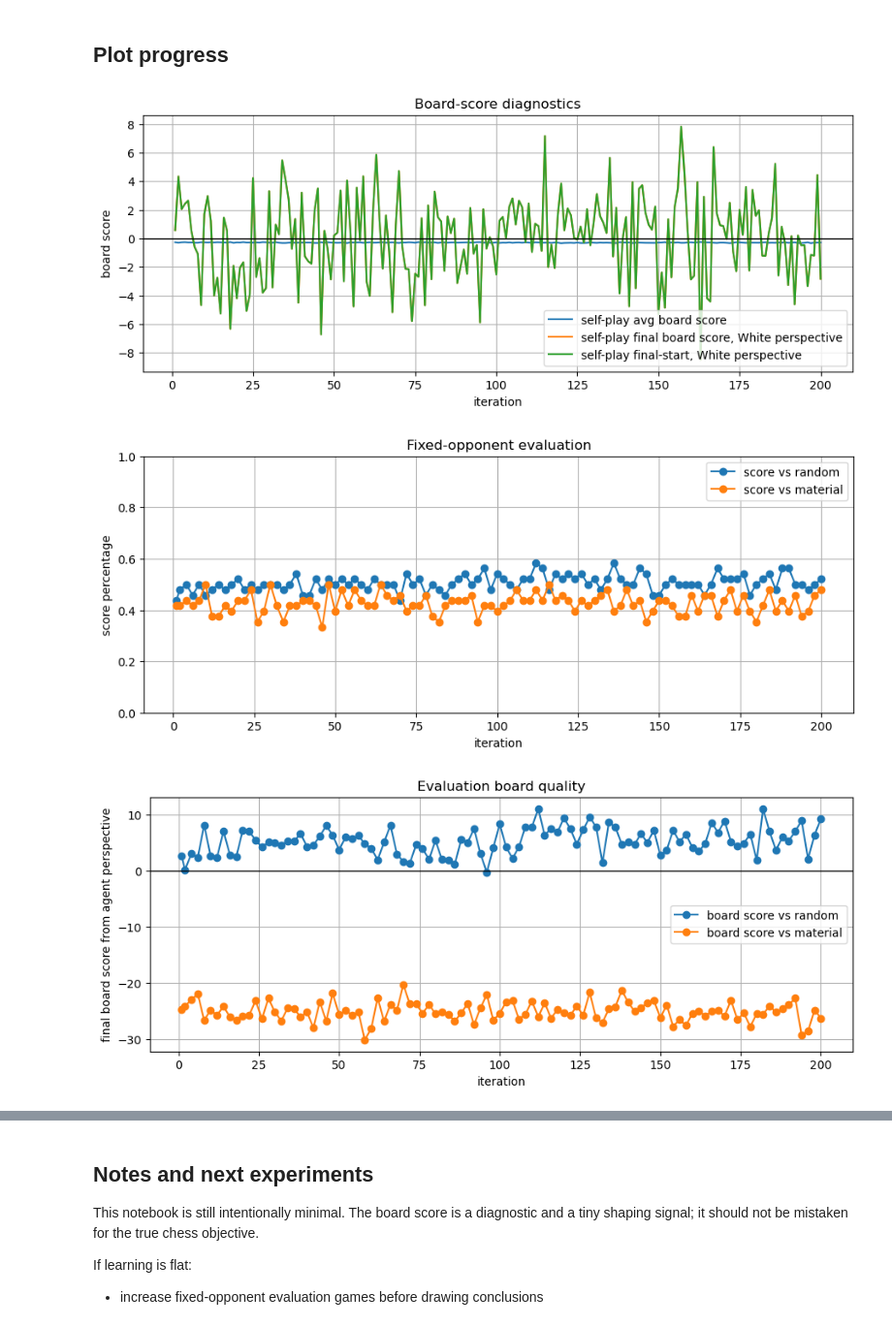
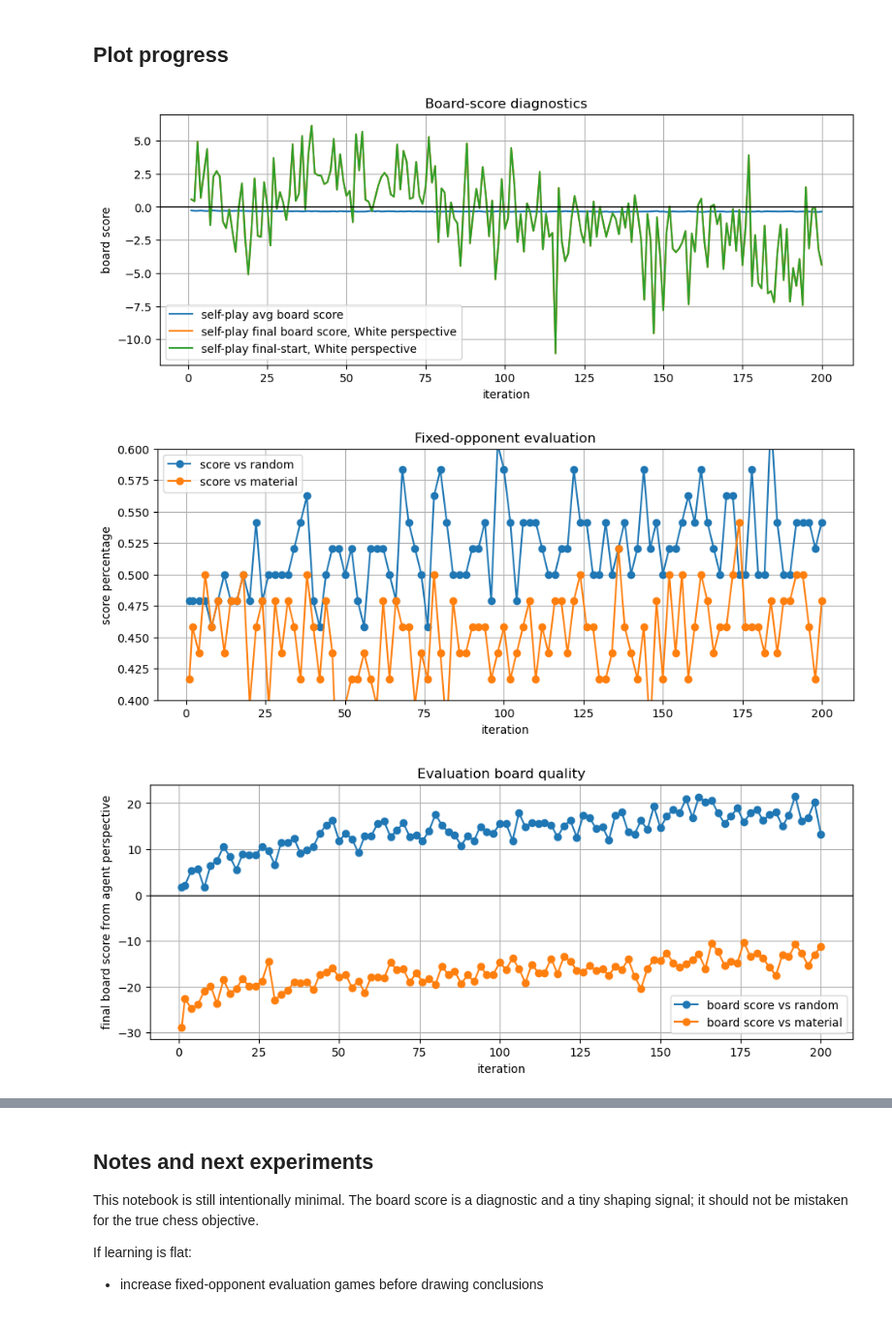
Before and after one commit to Aghagolzadeh/chess960, a Jupyter notebook: learning_backend/notebooks/standalone_chess960_PPO.ipynb, the cells around one changed output, grey strips where cells are left out. Shown at 97% size. Saved outputs shown, nothing was run; the diff lists cells and outputs as text; code cells hidden in the pictures.

```diff
--- a/learning_backend/notebooks/standalone_chess960_PPO.ipynb
+++ b/learning_backend/notebooks/standalone_chess960_PPO.ipynb
@@ -52,7 +52,10 @@ class Config:
     entropy_coef: float = 0.02
     max_grad_norm: float = 0.5
 
-    # Board-score shaping. Keep this small: terminal result is still the main objective.
+    # Reward scale knobs.
+    # `terminal_reward_scale` controls the +/- win/loss signal assigned backward to every move.
+    # `shaping_coef` controls the much smaller board-score delta reward.
+    terminal_reward_scale: float = .1
     shaping_coef: float = 0.01
     speed_ply_penalty: float = 0.001
     terminal_speed_coef: float = 0.05
@@ -236,7 +239,7 @@ def terminal_reward_for_player(winner, player, ply_count, max_plies):
 
     base = 1.0 if winner == player else -1.0
     speed_bonus = max(0.0, (max_plies - ply_count) / max_plies) * cfg.terminal_speed_coef
-    return base * (1.0 + speed_bonus)
+    return cfg.terminal_reward_scale * base * (1.0 + speed_bonus)
 # %% [markdown]
 ## Board tensor encoding
 
@@ -799,33 +802,44 @@ if plt is not None and history:
         plt.ylim(0, 1)
         plt.xlabel("iteration")
         plt.ylabel("score percentage")
         plt.title("Fixed-opponent evaluation")
         plt.legend()
         plt.grid(True)
+        plt.ylim(.4, .6)
         plt.show()
 
         plt.figure(figsize=(11, 4))
         plt.plot(eval_x, [h["random_avg_final_board_score"] for h in history if "random_avg_final_board_score" in h], marker="o", label="board score vs random")
         plt.plot(eval_x, [h["material_avg_final_board_score"] for h in history if "material_avg_final_board_score" in h], marker="o", label="board score vs material")
         plt.axhline(0, color="black", linewidth=1)
         plt.xlabel("iteration")
         plt.ylabel("final board score from agent perspective")
         plt.title("Evaluation board quality")
         plt.legend()
         plt.grid(True)
         plt.show()
 
+
     plt.figure(figsize=(11, 4))
     plt.plot(xs, [h["entropy"] for h in history], label="entropy")
+    # plt.plot(xs, [h["value_loss"] for h in history], label="value loss")
+    plt.xlabel("iteration")
+    plt.title("PPO diagnostics")
+    plt.legend()
+    plt.grid(True)
+    plt.show()
+
+    plt.figure(figsize=(11, 4))
+    # plt.plot(xs, [h["entropy"] for h in history], label="entropy")
     plt.plot(xs, [h["value_loss"] for h in history], label="value loss")
     plt.xlabel("iteration")
     plt.title("PPO diagnostics")
     plt.legend()
     plt.grid(True)
     plt.show()
 else:
     print("matplotlib not available or history empty; skipping plots.")
 # %% [output]
-[figure, old version]
+[figure, new version]
-[figure, old version]
+[figure, new version]
-[figure, old version]
+[figure, new version]
```
Also changed, not shown: parts of 3 cells of this notebook.
